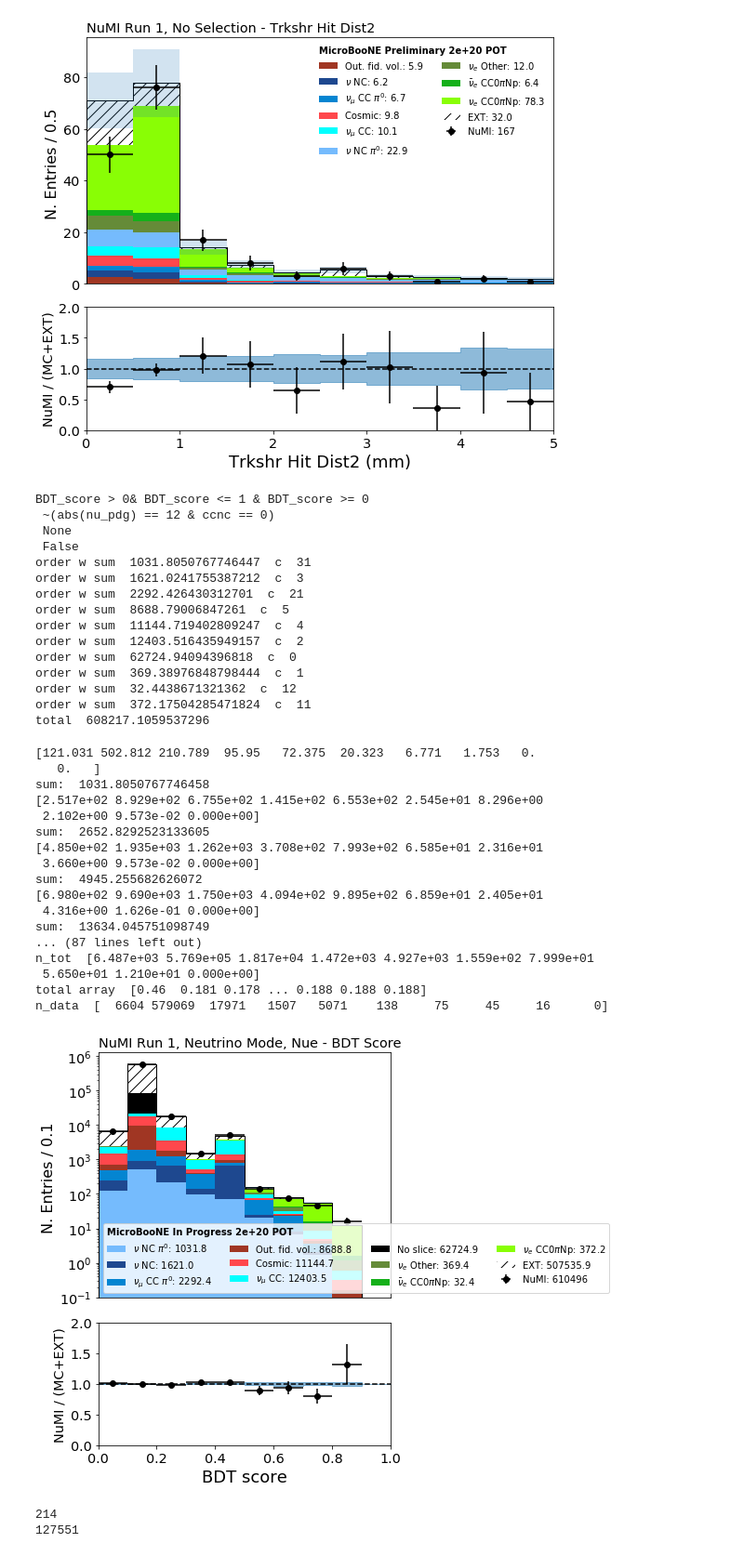
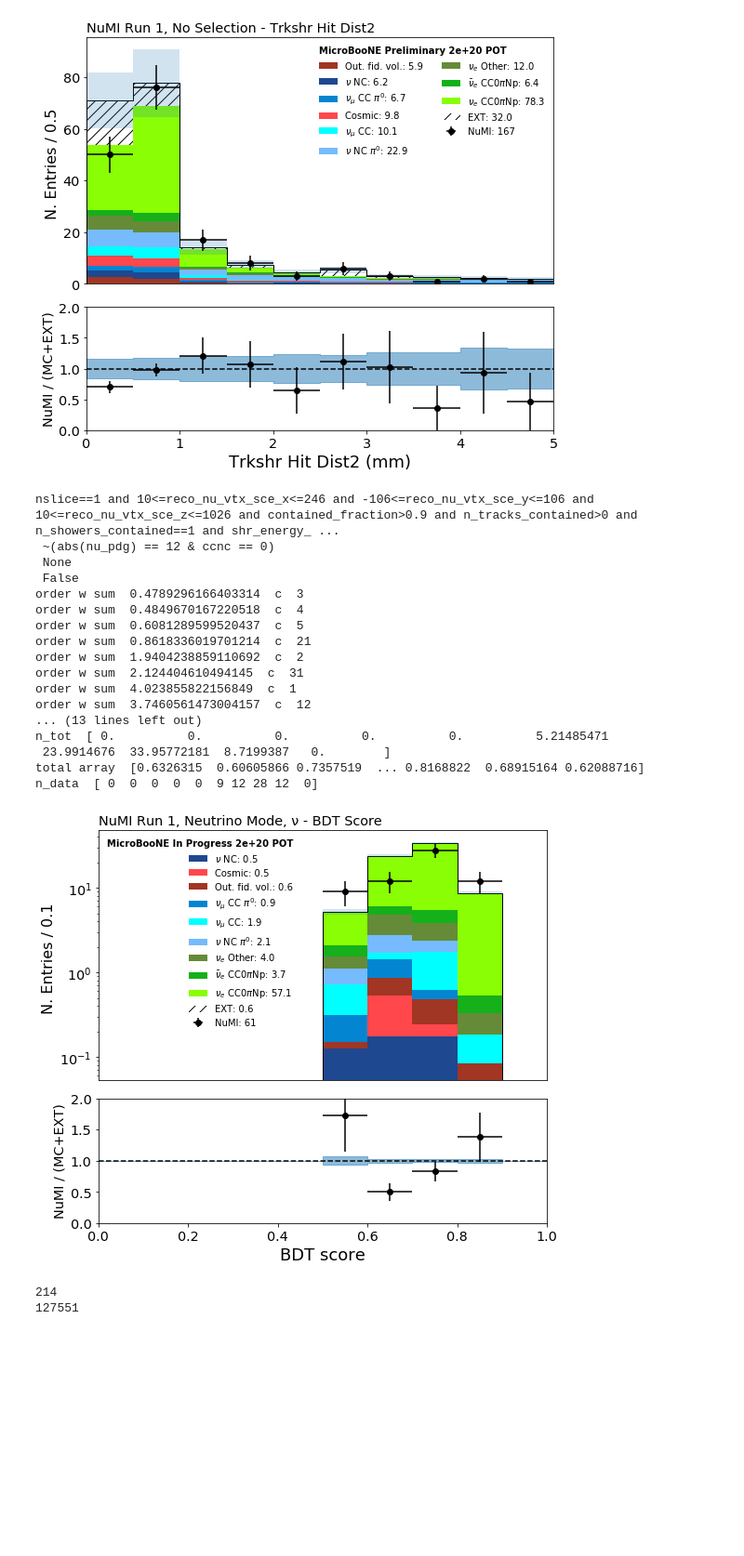
Before and after one commit to afm1g15/PELEE, a Jupyter notebook: PlotterNuMIBDT1eNp_Alex.ipynb, the cells around one changed output. Shown: that part at 93% size. Cells and saved outputs as stored; diff of their text form; code cells hidden in the pictures; blank space fills up the shorter version.

```diff
--- a/PlotterNuMIBDT1eNp_Alex.ipynb
+++ b/PlotterNuMIBDT1eNp_Alex.ipynb
@@ -1309,63 +1346,48 @@ n_data  [50 76 17  8  3  6  3  1  2  1]
 # %%
 import matplotlib.pyplot as plt
 import matplotlib
 
 SEL_QUERY = BDT_LOOSE_CUTS
-#SEL_QUERY += ' and BDT_score > 0.575'
-SEL_QUERY = "BDT_score > 0"
+SEL_QUERY += ' and BDT_score > 0.575'
+#SEL_QUERY = "BDT_score > 0"
 
 VARIABLE, BINS, RANGE, XTIT = 'BDT_score',10,(0.0, 1.0),"BDT score"
 fig, ax1, ax2 = my_plotter.plot_variable(
     VARIABLE,
     query= SEL_QUERY ,
     #kind="interaction",
     kind="event_category",
     draw_sys  = False,
     draw_geoSys = True,
     draw_data = True,
     #genieweight = "totweight_overlay",
     genieweight = "weightSplineTimesTuneTimesPPFX", # This is the official weight we calculated before.
     stacksort=3,
     title=XTIT,
     bins=BINS,
     range=RANGE
 )[0:3]
 
-ax1.set_title('NuMI Run 1, Neutrino Mode, Nue - BDT Score',loc='left')
+ax1.set_title('NuMI Run 1, Neutrino Mode, ν - BDT Score',loc='left')
 ax1.set_yscale("log")
 fig.tight_layout()
 # %% [output]
-BDT_score > 0& BDT_score <= 1 & BDT_score >= 0
+nslice==1 and 10<=reco_nu_vtx_sce_x<=246 and -106<=reco_nu_vtx_sce_y<=106 and 10<=reco_nu_vtx_sce_z<=1026 and contained_fraction>0.9 and n_tracks_contained>0 and n_showers_contained==1 and shr_energy_ ...
  ~(abs(nu_pdg) == 12 & ccnc == 0)
  None
  False
-order w sum  1031.8050767746447  c  31
-order w sum  1621.0241755387212  c  3
-order w sum  2292.426430312701  c  21
-order w sum  8688.79006847261  c  5
-order w sum  11144.719402809247  c  4
-order w sum  12403.516435949157  c  2
-order w sum  62724.94094396818  c  0
-order w sum  369.38976848798444  c  1
-order w sum  32.4438671321362  c  12
-order w sum  372.17504285471824  c  11
-total  608217.1059537296
+order w sum  0.4789296166403314  c  3
+order w sum  0.4849670167220518  c  4
+order w sum  0.6081289599520437  c  5
+order w sum  0.8618336019701214  c  21
+order w sum  1.9404238859110692  c  2
+order w sum  2.124404610494145  c  31
+order w sum  4.023855822156849  c  1
+order w sum  3.7460561473004157  c  12
+... (13 lines left out)
+n_tot  [ 0.          0.          0.          0.          0.          5.21485471
+ 23.9914676  33.95772181  8.7199387   0.        ]
+total array  [0.6326315  0.60605866 0.7357519  ... 0.8168822  0.68915164 0.62088716]
+n_data  [ 0  0  0  0  0  9 12 28 12  0]
-[121.031 502.812 210.789  95.95   72.375  20.323   6.771   1.753   0.
-   0.   ]
-sum:  1031.8050767746458
-[2.517e+02 8.929e+02 6.755e+02 1.415e+02 6.553e+02 2.545e+01 8.296e+00
- 2.102e+00 9.573e-02 0.000e+00]
-sum:  2652.8292523133605
-[4.850e+02 1.935e+03 1.262e+03 3.708e+02 7.993e+02 6.585e+01 2.316e+01
- 3.660e+00 9.573e-02 0.000e+00]
-sum:  4945.255682626072
-[6.980e+02 9.690e+03 1.750e+03 4.094e+02 9.895e+02 6.859e+01 2.405e+01
- 4.316e+00 1.626e-01 0.000e+00]
-sum:  13634.045751098749
-... (87 lines left out)
-n_tot  [6.487e+03 5.769e+05 1.817e+04 1.472e+03 4.927e+03 1.559e+02 7.999e+01
- 5.650e+01 1.210e+01 0.000e+00]
-total array  [0.46  0.181 0.178 ... 0.188 0.188 0.188]
-n_data  [  6604 579069  17971   1507   5071    138     75     45     16      0]
-[figure, old version]
+[figure, new version]
 # %%
```
Also changed, not shown: parts of 23 cells of this notebook, 4 other files.
